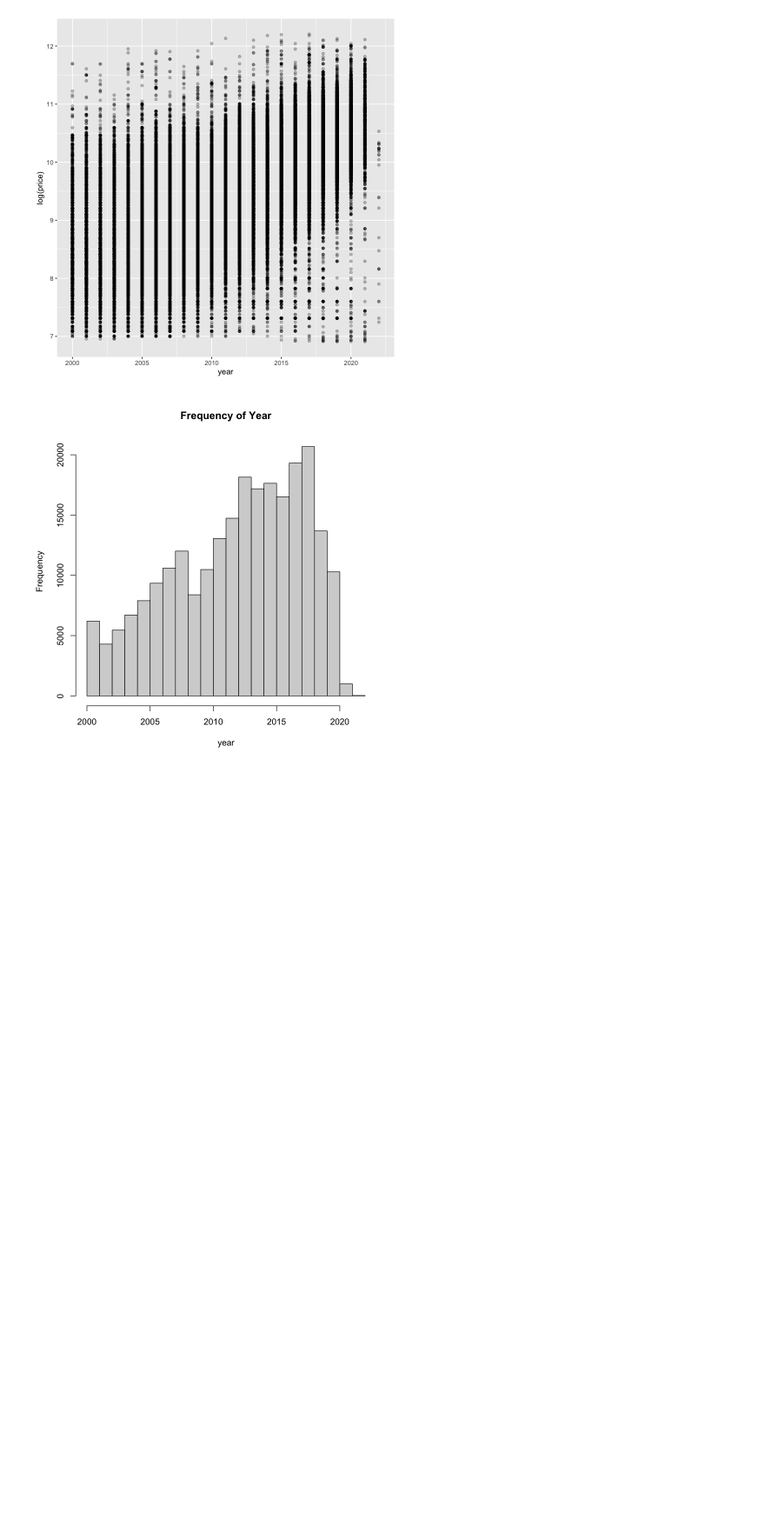
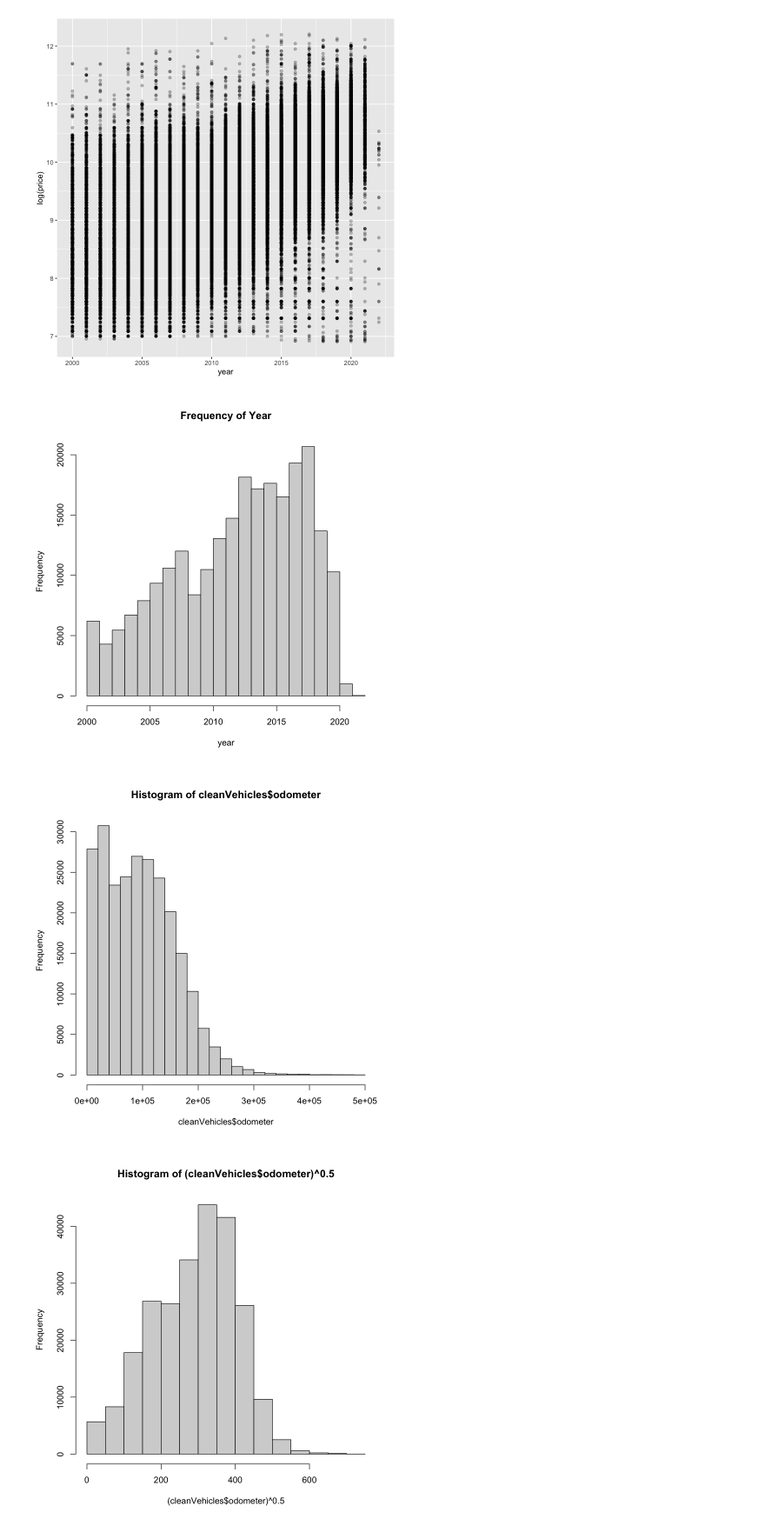
Before and after one commit to SorenRajani/STAT_447B_Project, a Jupyter notebook: dataClean.ipynb, the cells around one changed output. Shown at 87% size. Drawn from its saved outputs; the diff is of its cells as text; code cells hidden in the pictures; blank space fills up the shorter version.

Commit message:
Added hist

```diff
--- a/dataClean.ipynb
+++ b/dataClean.ipynb
@@ -53,7 +62,7 @@ cleanData = function(df,vars){
 The above function is applied to our dataframe, then the data is saved
 # %%
 #applying the cleanData function to the vehicles dataset to filter for variables
-filteredVars = c('id','url','region','region_url','VIN','image_url','description','lat','long','size','county','posting_date','model','title_status')
+filteredVars = c('id','url','region','region_url','VIN','image_url','description','lat','long','county','posting_date','model','title_status','size')
 
 cleanVehicles = cleanData(vehicles,filteredVars)
 # %%
@@ -89,3 +98,9 @@ hist(cleanVehicles$year,xlab = 'year', main = 'Frequency of Year')
 # %% [output]
 [figure]
 [figure]
+# %%
+hist(cleanVehicles$odometer)
+hist((cleanVehicles$odometer)**0.5)
+# %% [output]
+[figure, added]
+[figure, added]
```
Also changed, not shown: parts of 2 cells of this notebook.
